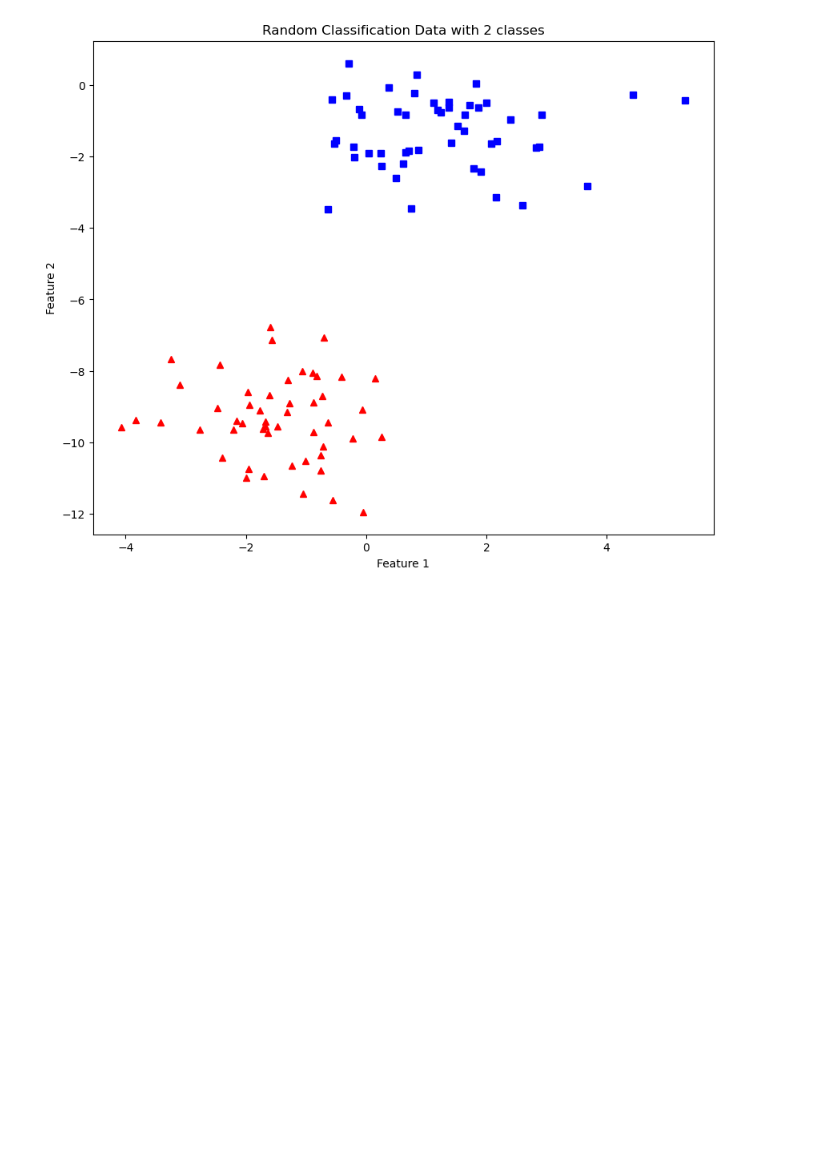
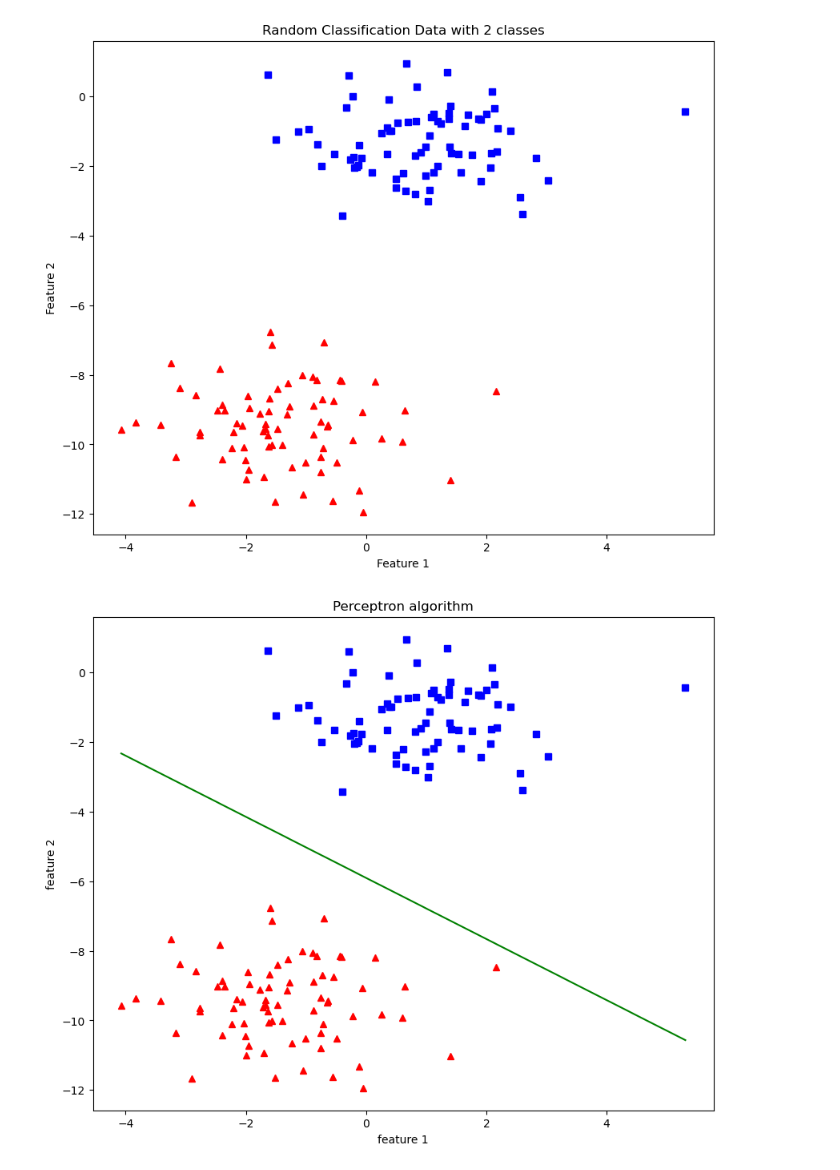
Before and after one commit to KeerthiVasan-ai/neural-computing-lab, a Jupyter notebook: notebooks/1 - Preceptron.ipynb, the cells around one changed output. Drawn from its saved outputs; the diff is of its cells as text; code cells hidden in the pictures; blank space fills up the shorter version.

```diff
--- a/notebooks/1 - Preceptron.ipynb
+++ b/notebooks/1 - Preceptron.ipynb
@@ -7,7 +7,7 @@ from matplotlib import pyplot as plt
 # A collection of command style function that make.
 #Matplotlib work like MATLAB
 # %%
-x,y = datasets.make_blobs(n_samples=150,n_features=2,cluster_std=1.05,random_state=2)
+x,y = datasets.make_blobs(n_samples=150,n_features=2,cluster_std=1.05,centers=2,random_state=2)
 #Generate Gaussian blobs for clustering. Blobs function used to generate any number of blobs and th no.of.samples
 #n_samples => No.of.Points equally divided
 #n_features => No.of.features
@@ -25,4 +25,4 @@ plt.ylabel("Feature 2")
 plt.title("Random Classification Data with 2 classes")
 plt.show()
 # %% [output]
-[figure, old version]
+[figure, new version]
@@ -31,0 +51,26 @@ def step_func(z):
+# %%
+def plot_decision_boundary(x,theta):
+    #Line Equation : theta0.x0 + theta1.x1 + theta2.x2
+    x1 = [min(x[:,0]),max(x[:,0])]
+    #min(x[:,0] gets the minimum value of x from 0th column
+    #max(x[:,0] gets the maximum value of x from 0th column)
+    m = -theta[1]/theta[2]
+    c = -theta[0]/theta[2]
+    x2 = m*x1 + c
+
+
+    #Plotting
+    plt.figure(figsize=(10,8))
+    plt.plot(x[:,0][y==0],x[:,1][y==0],"r^")
+    plt.plot(x[:,0][y==1],x[:,1][y==1],"bs")
+    plt.xlabel("feature 1")
+    plt.ylabel("feature 2")
+    plt.title('Perceptron algorithm')
+    plt.plot(x1,x2,'g-')
+    #'g-' specifies the plot with green color line
+    plt.show()
+# %%
+theta,miss_list = preceptron(x,y,0.5,100)
+plot_decision_boundary(x,theta)
+# %% [output]
+[figure, added]
```
Also changed, not shown: parts of 2 cells of this notebook.
